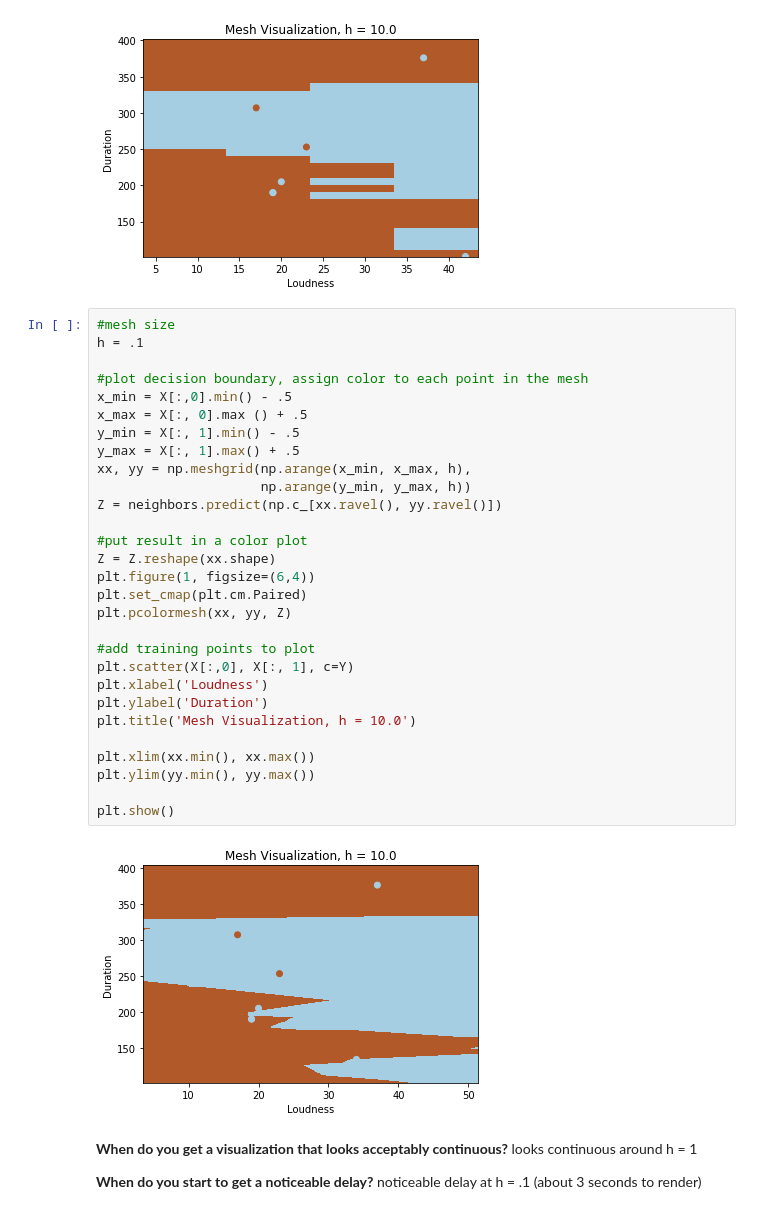
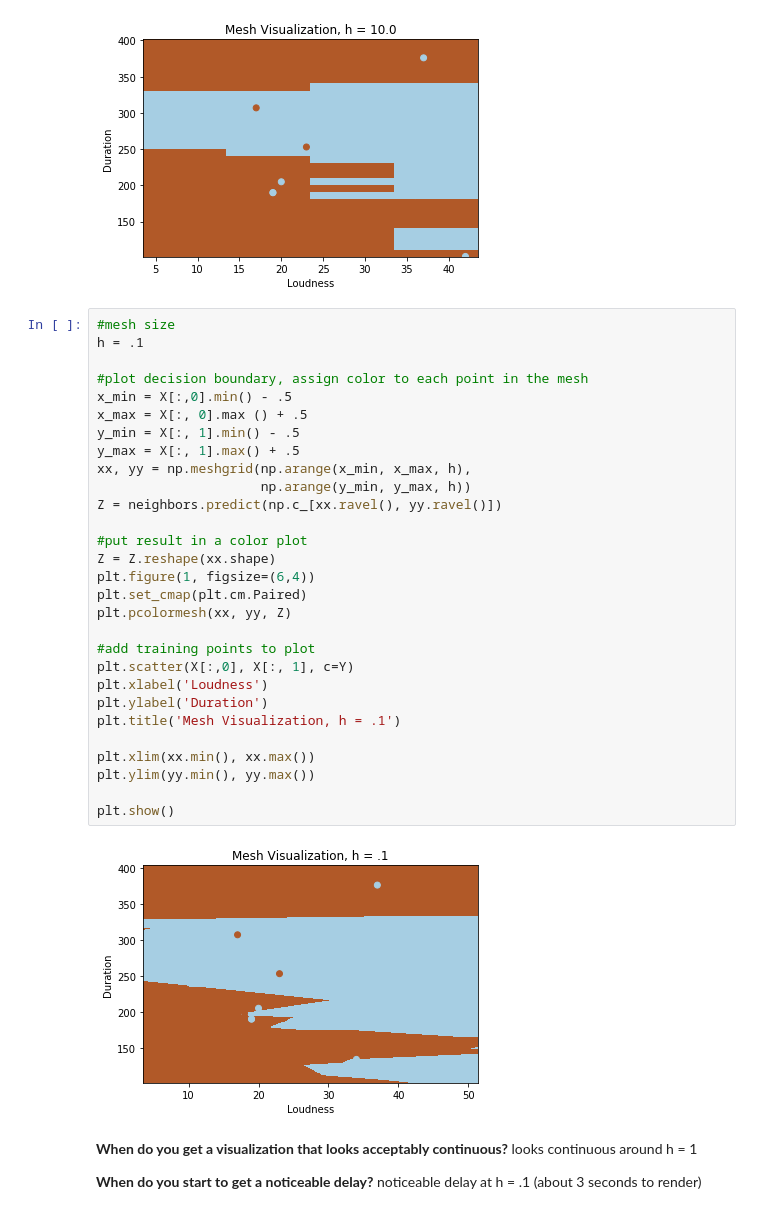
Before and after one commit to brianmcguckin/thinkful_unit_03_deeper_supervised_learning, a Jupyter notebook: 03_01_01_knn_classifier.ipynb, the cells around one changed output. Saved outputs shown, nothing was run; the diff lists cells and outputs as text.

```diff
--- a/03_01_01_knn_classifier.ipynb
+++ b/03_01_01_knn_classifier.ipynb
@@ -158,34 +158,34 @@ plt.show()
 # %%
 #mesh size
 h = .1
 
 #plot decision boundary, assign color to each point in the mesh
 x_min = X[:,0].min() - .5
 x_max = X[:, 0].max () + .5
 y_min = X[:, 1].min() - .5
 y_max = X[:, 1].max() + .5
 xx, yy = np.meshgrid(np.arange(x_min, x_max, h),
                      np.arange(y_min, y_max, h))
 Z = neighbors.predict(np.c_[xx.ravel(), yy.ravel()])
 
 #put result in a color plot
 Z = Z.reshape(xx.shape)
 plt.figure(1, figsize=(6,4))
 plt.set_cmap(plt.cm.Paired)
 plt.pcolormesh(xx, yy, Z)
 
 #add training points to plot
 plt.scatter(X[:,0], X[:, 1], c=Y)
 plt.xlabel('Loudness')
 plt.ylabel('Duration')
-plt.title('Mesh Visualization, h = 10.0')
+plt.title('Mesh Visualization, h = .1')
 
 plt.xlim(xx.min(), xx.max())
 plt.ylim(yy.min(), yy.max())
 
 plt.show()
 # %% [output]
-[figure, old version]
+[figure, new version]
 # %% [markdown]
 __When do you get a visualization that looks acceptably continuous?__ looks continuous around h = 1
 
```
Also changed, not shown: parts of 4 cells of this notebook.
